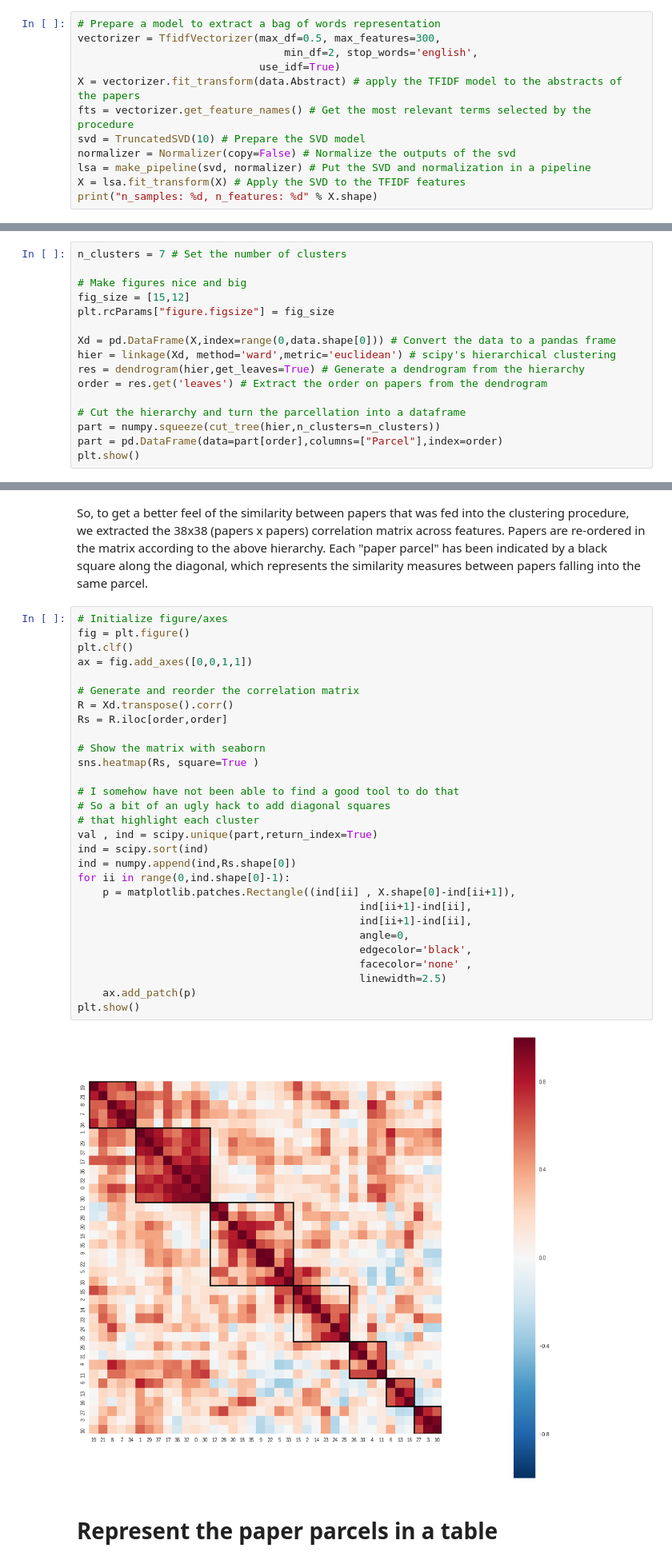
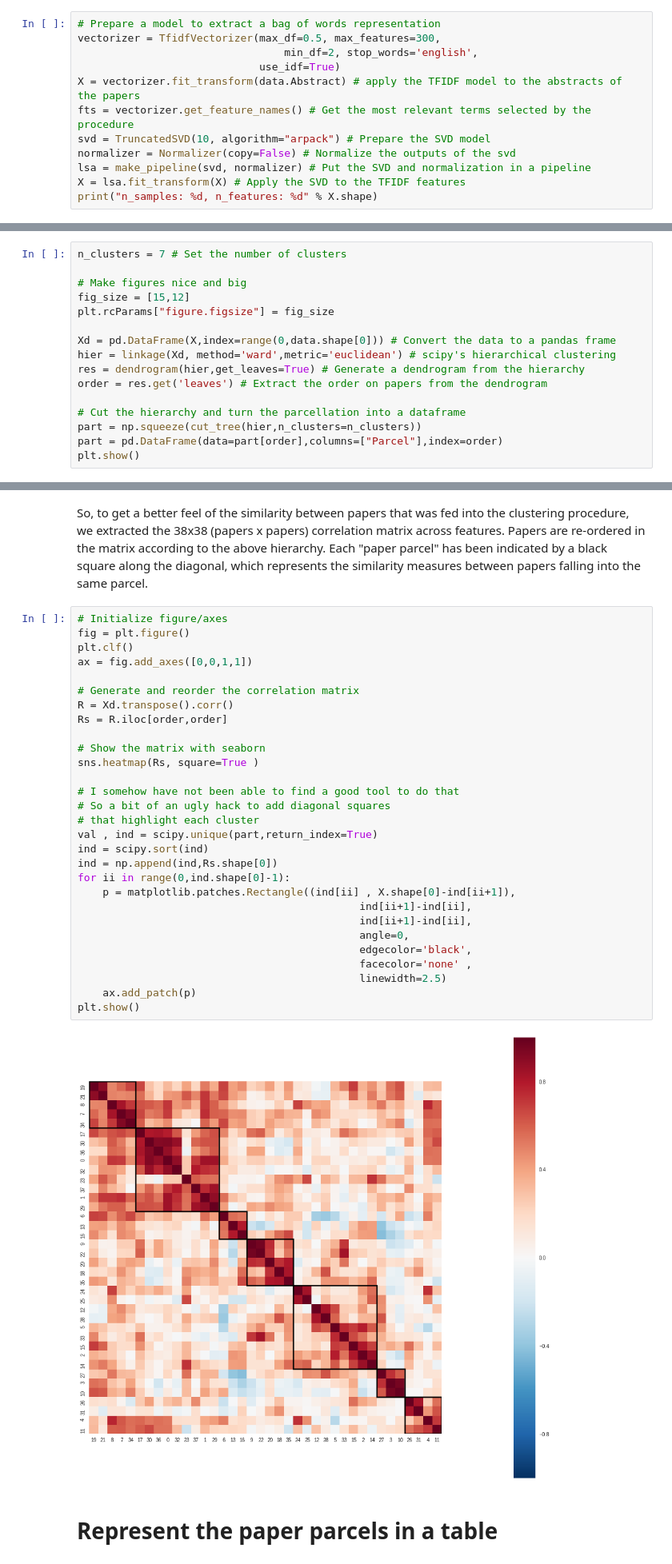
Before and after one commit to SIMEXP/si_parcellation_segmentation, a Jupyter notebook: editorial_NIMG_brain_segmentation_parcellation.ipynb, the cells around one changed output, grey strips where cells are left out. Shown at 80% size. Saved outputs shown, nothing was run; the diff lists cells and outputs as text.

```diff
--- a/editorial_NIMG_brain_segmentation_parcellation.ipynb
+++ b/editorial_NIMG_brain_segmentation_parcellation.ipynb
@@ -56,7 +58,7 @@ vectorizer = TfidfVectorizer(max_df=0.5, max_features=300,
                              use_idf=True)
 X = vectorizer.fit_transform(data.Abstract) # apply the TFIDF model to the abstracts of the papers
 fts = vectorizer.get_feature_names() # Get the most relevant terms selected by the procedure
-svd = TruncatedSVD(10) # Prepare the SVD model
+svd = TruncatedSVD(10, algorithm="arpack") # Prepare the SVD model
 normalizer = Normalizer(copy=False) # Normalize the outputs of the svd
 lsa = make_pipeline(svd, normalizer) # Put the SVD and normalization in a pipeline
 X = lsa.fit_transform(X) # Apply the SVD to the TFIDF features
@@ -80,7 +82,7 @@ res = dendrogram(hier,get_leaves=True) # Generate a dendrogram from the hierarch
 order = res.get('leaves') # Extract the order on papers from the dendrogram
 
 # Cut the hierarchy and turn the parcellation into a dataframe
-part = numpy.squeeze(cut_tree(hier,n_clusters=n_clusters))
+part = np.squeeze(cut_tree(hier,n_clusters=n_clusters))
 part = pd.DataFrame(data=part[order],columns=["Parcel"],index=order)
 plt.show()
 # %% [output]
@@ -92,34 +94,34 @@ So, to get a better feel of the similarity between papers that was fed into the
 # %%
 # Initialize figure/axes
 fig = plt.figure()
 plt.clf()
 ax = fig.add_axes([0,0,1,1])
 
 # Generate and reorder the correlation matrix
 R = Xd.transpose().corr()
 Rs = R.iloc[order,order]
 
 # Show the matrix with seaborn
 sns.heatmap(Rs, square=True )
 
 # I somehow have not been able to find a good tool to do that
 # So a bit of an ugly hack to add diagonal squares
 # that highlight each cluster
 val , ind = scipy.unique(part,return_index=True)
 ind = scipy.sort(ind)
-ind = numpy.append(ind,Rs.shape[0])
+ind = np.append(ind,Rs.shape[0])
 for ii in range(0,ind.shape[0]-1):
     p = matplotlib.patches.Rectangle((ind[ii] , X.shape[0]-ind[ii+1]),
                                              ind[ii+1]-ind[ii],
                                              ind[ii+1]-ind[ii],
                                              angle=0,
                                              edgecolor='black',
                                              facecolor='none' ,
                                              linewidth=2.5)
     ax.add_patch(p)
 plt.show()
 # %% [output]
-[figure, old version]
+[figure, new version]
 # %% [markdown]
 # Represent the paper parcels in a table
 # %% [markdown]
```
Also changed, not shown: parts of 6 cells of this notebook.
